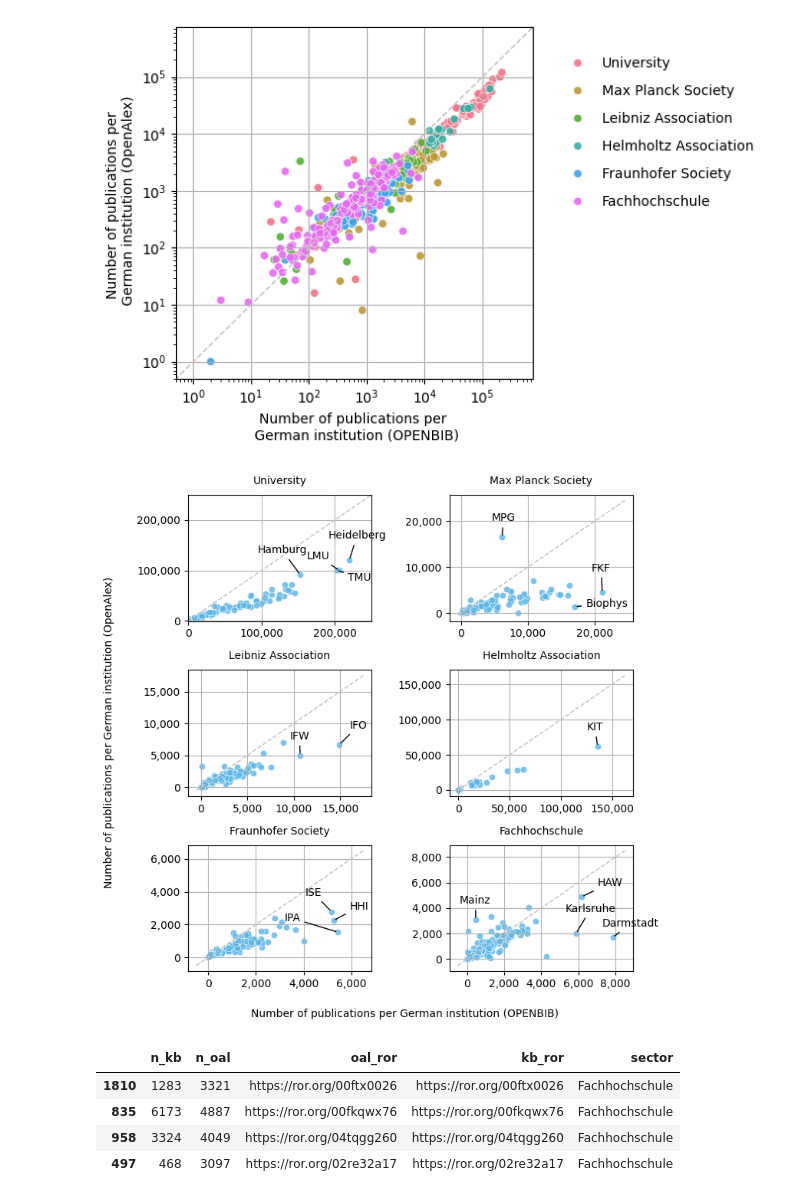
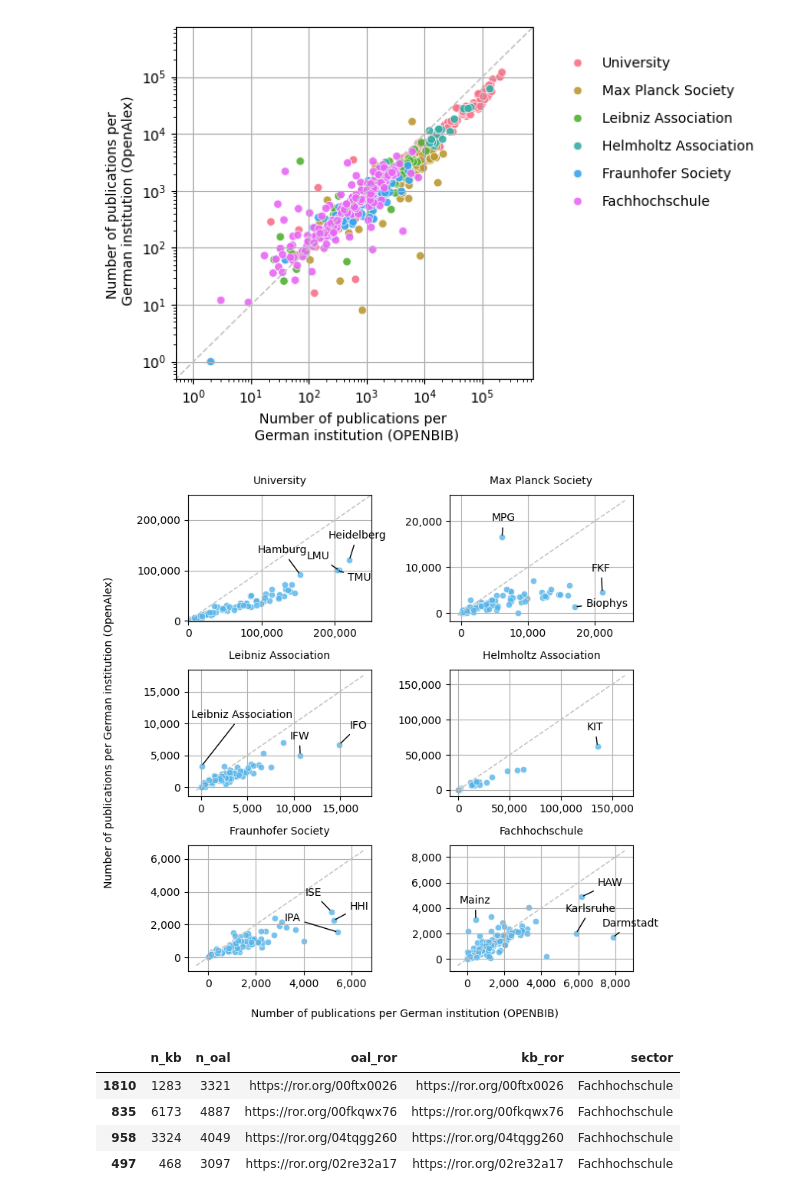
Before and after one commit to kbopenbib/kbopenbib_data, a Jupyter notebook: examples/bigquery_notebook.ipynb, the cells around one changed output. Saved outputs shown, nothing was run; the diff lists cells and outputs as text; code cells hidden in the pictures.

```diff
--- a/examples/bigquery_notebook.ipynb
+++ b/examples/bigquery_notebook.ipynb
@@ -131,6 +131,7 @@ for i, ax in enumerate(axes, 1):
     if sector == 'Leibniz Association':
         plt.annotate('IFW', (10704, 5016), xytext=(-10, 15), textcoords='offset points', arrowprops=dict(arrowstyle='-'))
         plt.annotate('IFO', (14922, 6684), xytext=(10, 15), textcoords='offset points', arrowprops=dict(arrowstyle='-'))
+        plt.annotate('Leibniz Association', (71, 3316), xytext=(-10, 45), textcoords='offset points', arrowprops=dict(arrowstyle='-'))
 
     if sector == 'Helmholtz Association':
         plt.annotate('KIT', (135847, 61995), xytext=(-10, 15), textcoords='offset points', arrowprops=dict(arrowstyle='-'))
@@ -140,34 +141,34 @@ for i, ax in enumerate(axes, 1):
         plt.annotate('HHI', (5257, 2246), xytext=(15, 10), textcoords='offset points', arrowprops=dict(arrowstyle='-'))
         plt.annotate('ISE', (5166, 2785), xytext=(-25, 15), textcoords='offset points', arrowprops=dict(arrowstyle='-'))
 
     if sector == 'Fachhochschule':
         plt.annotate('Karlsruhe', (5878, 2028), xytext=(-10, 20), textcoords='offset points', arrowprops=dict(arrowstyle='-'))
         plt.annotate('HAW', (6173, 4887), xytext=(15, 10), textcoords='offset points', arrowprops=dict(arrowstyle='-'))
         plt.annotate('Darmstadt', (7862, 1711), xytext=(-10, 10), textcoords='offset points', arrowprops=dict(arrowstyle='-'))
         plt.annotate('Mainz', (468, 3097), xytext=(-15, 15), textcoords='offset points', arrowprops=dict(arrowstyle='-'))
 
     ax.xaxis.set_major_formatter(StrMethodFormatter('{x:,.0f}'))
     ax.yaxis.set_major_formatter(StrMethodFormatter('{x:,.0f}'))
 
     #plt.setp(ax.get_xticklabels()[::2], visible=False)
     #plt.setp(ax.get_yticklabels()[::2], visible=False)
 
     plt.title(sector, fontdict={'fontsize': 10, 'fontweight': 500}, pad=10)
 
 plt.subplots_adjust(wspace=-0.4, hspace=0.4)
 
 fig.text(0.52, -0.03, 'Number of publications per German institution (OPENBIB)', ha='center',
          fontdict={'fontsize': 10, 'fontweight': 400})
 
 fig.text(-0.04, 0.5, 'Number of publications per German institution (OpenAlex)', va='center', rotation='vertical',
          fontdict={'fontsize': 10, 'fontweight': 400})
 
 plt.tight_layout()
 plt.show()
 
 fig.savefig('kb_institution_disambiguation.png', format='png', bbox_inches='tight', dpi=600)
 # %% [output]
-[figure, old version]
+[figure, new version]
 # %%
 openbib_inst_plot[(openbib_inst_plot.sector == 'Fachhochschule') & (openbib_inst_plot.n_oal > 3000)]
 # %% [output]
```
Also changed, not shown: parts of 5 cells of this notebook, 2 other files.
